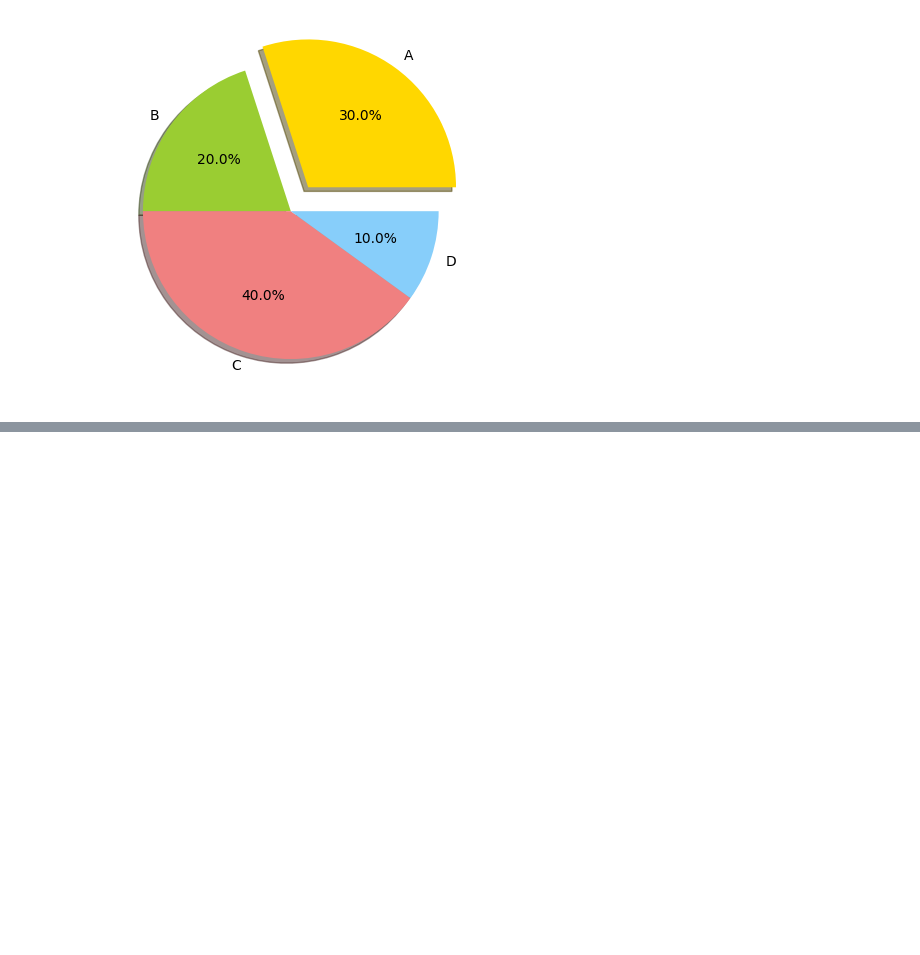
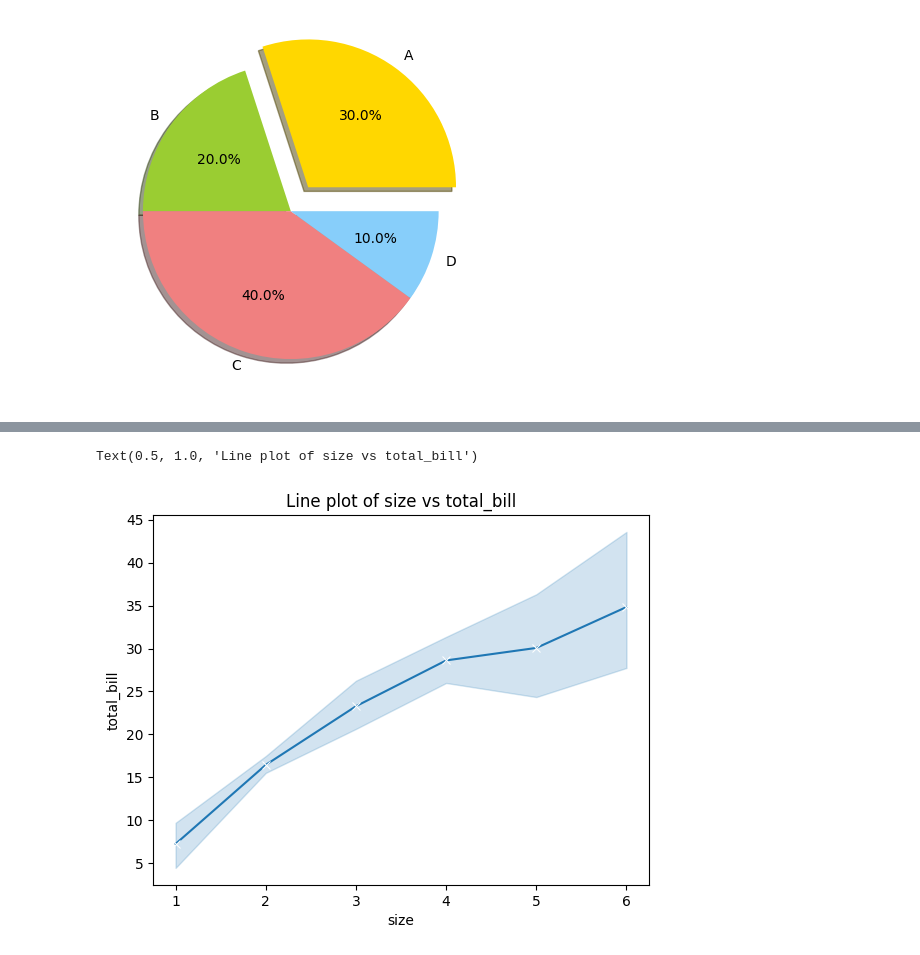
Before and after one commit to amankr2301/Data_analysis_with_python-, a Jupyter notebook: numpy-pandas-matplotlib.ipynb, the cells around one changed output, grey strips where cells are left out. Cells and saved outputs as stored; diff of their text form; code cells hidden in the pictures; blank space fills up the shorter version.

```diff
--- a/numpy-pandas-matplotlib.ipynb
+++ b/numpy-pandas-matplotlib.ipynb
@@ -429,0 +506,7 @@ plt.pie(sizes ,explode = explode,labels = labels , colors = colors , shadow = Tr
+# %%
+## Line plot
+sns.lineplot(x = 'size' , y = 'total_bill' , data = tips , marker='x')
+plt.title("Line plot of size vs total_bill")
+# %% [output]
+Text(0.5, 1.0, 'Line plot of size vs total_bill')
+[figure, added]
```
Also changed, not shown: parts of 22 cells of this notebook.
